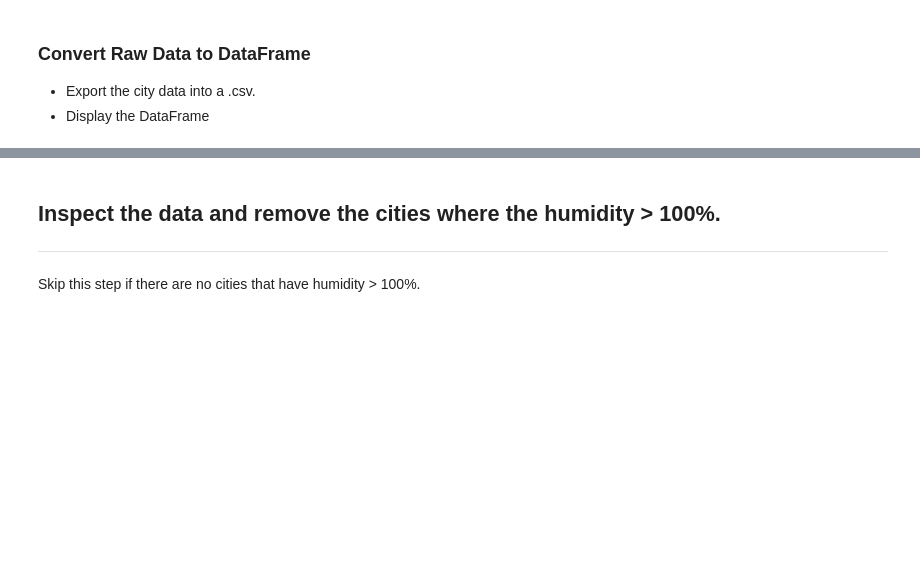
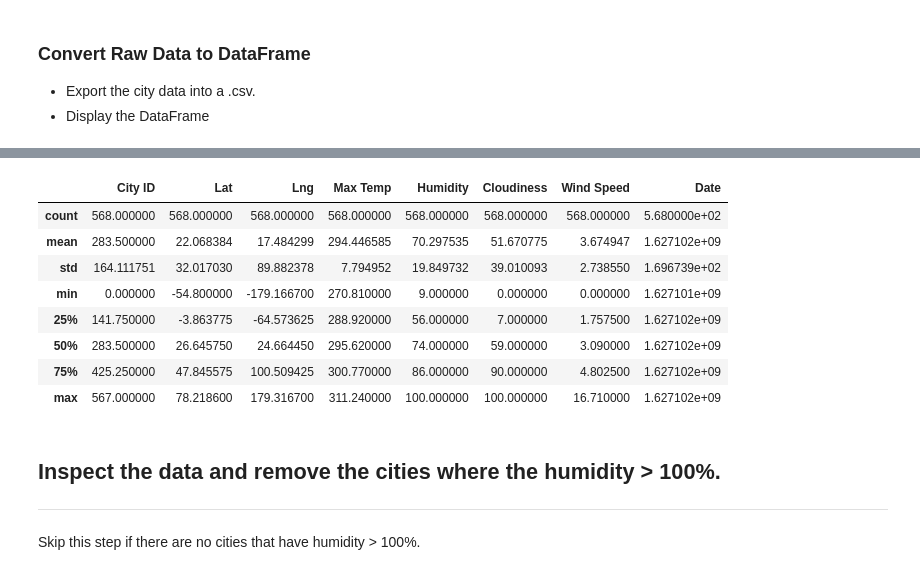
Before and after one commit to shiek333/python-api-challenge, a Jupyter notebook: Analysis/WeatherPy.ipynb, the cells around one changed output, grey strips where cells are left out. Saved outputs shown, nothing was run; the diff lists cells and outputs as text; code cells hidden in the pictures; blank space fills up the shorter version.

Commit message:
Retrieved data, created cities df

```diff
--- a/Analysis/WeatherPy.ipynb
+++ b/Analysis/WeatherPy.ipynb
@@ -97,0 +115,15 @@ Data Retrieval Complete
+# %%
+city_dict = {'City ID':city_id,
+             'City':city_list,
+             'Lat':lat_list,
+             'Lng':lng_list,
+             'Max Temp':maxTemp_list,
+             'Humidity':humidity_list,
+             'Cloudiness':cloudiness_list,
+             'Wind Speed':windSpeed_list,
+             'Country':country_list,
+             'Date':date_list
+            }
+city_df = pd.DataFrame(city_dict)
+city_df.to_csv('../Output_data/cities.csv', index=False)
+city_df.head()
@@ -98,3 +137,15 @@ Data Retrieval Complete
+# %%
+city_df.describe()
+# %% [output]
+|  | City ID | Lat | Lng | Max Temp | Humidity | Cloudiness | Wind Speed | Date |
+| count | 568.000000 | 568.000000 | 568.000000 | 568.000000 | 568.000000 | 568.000000 | 568.000000 | 5.680000e+02 |
+| mean | 283.500000 | 22.068384 | 17.484299 | 294.446585 | 70.297535 | 51.670775 | 3.674947 | 1.627102e+09 |
+| std | 164.111751 | 32.017030 | 89.882378 | 7.794952 | 19.849732 | 39.010093 | 2.738550 | 1.696739e+02 |
+| min | 0.000000 | -54.800000 | -179.166700 | 270.810000 | 9.000000 | 0.000000 | 0.000000 | 1.627101e+09 |
+| 25% | 141.750000 | -3.863775 | -64.573625 | 288.920000 | 56.000000 | 7.000000 | 1.757500 | 1.627102e+09 |
+| 50% | 283.500000 | 26.645750 | 24.664450 | 295.620000 | 74.000000 | 59.000000 | 3.090000 | 1.627102e+09 |
+| 75% | 425.250000 | 47.845575 | 100.509425 | 300.770000 | 86.000000 | 90.000000 | 4.802500 | 1.627102e+09 |
+| max | 567.000000 | 78.218600 | 179.316700 | 311.240000 | 100.000000 | 100.000000 | 16.710000 | 1.627102e+09 |
 # %% [markdown]
 ## Inspect the data and remove the cities where the humidity > 100%.
 ----
```
Also changed, not shown: parts of 22 cells of this notebook, 1 other file.
